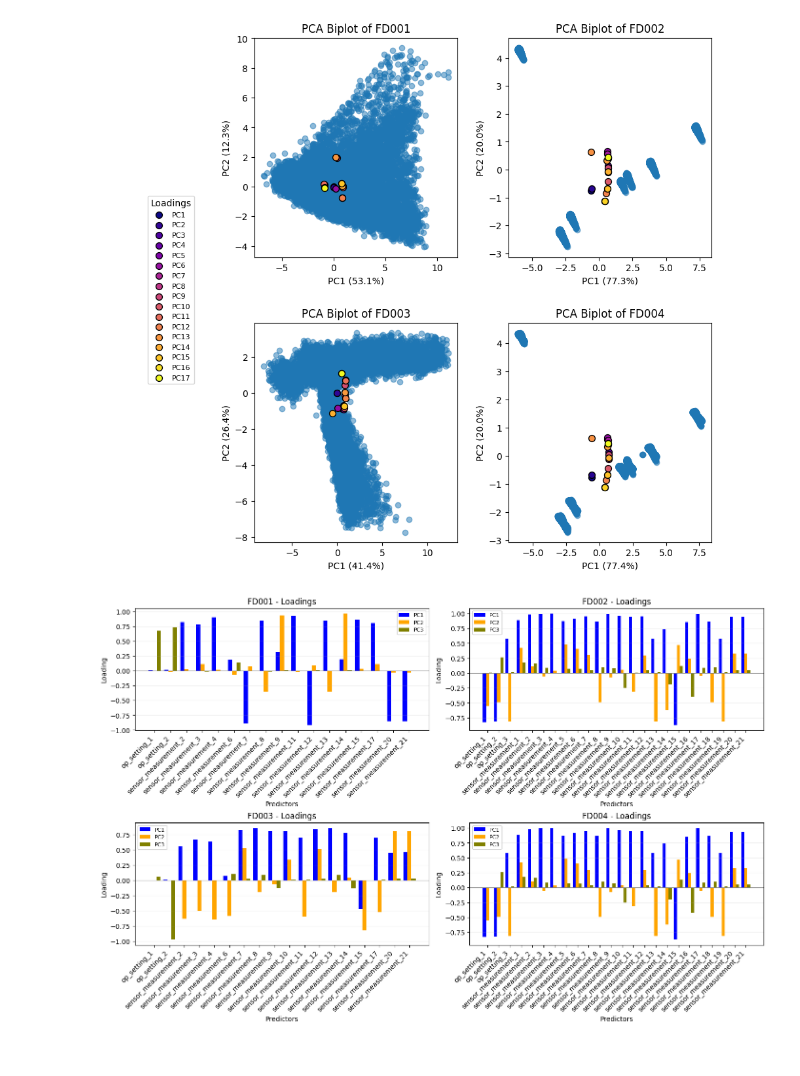
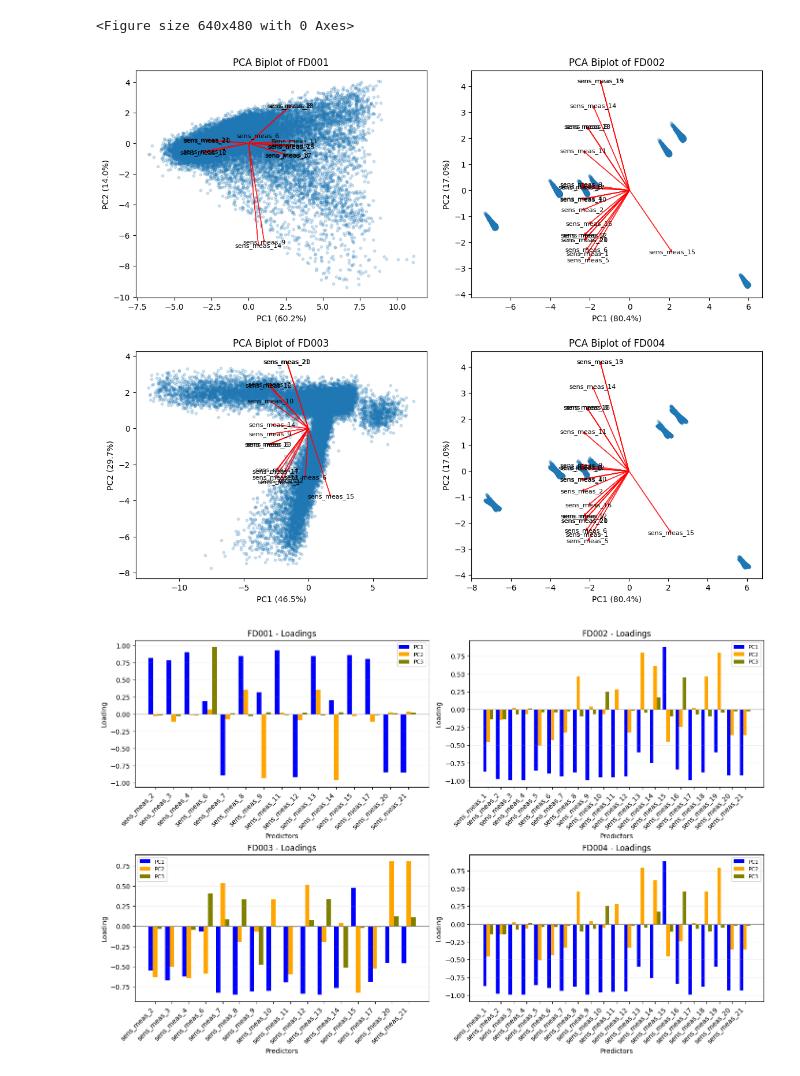
Before and after one commit to aminhm/NASA-Turbofan-A2, a Jupyter notebook: PCA.ipynb, the cells around one changed output. Drawn from its saved outputs; the diff is of its cells as text; code cells hidden in the pictures.

```diff
--- a/PCA.ipynb
+++ b/PCA.ipynb
@@ -12,10 +12,10 @@ FD002 = pd.read_csv('data/train_FD002.txt', sep=r'\s+', header=None, names=colum
 FD003 = pd.read_csv('data/train_FD003.txt', sep=r'\s+', header=None, names=column_names)
 FD004 = pd.read_csv('data/train_FD004.txt', sep=r'\s+', header=None, names=column_names)
 
-X1, feature_cols1 = build_X(FD001, drop_constant=True)
-X2, feature_cols2 = build_X(FD002, drop_constant=True)
-X3, feature_cols3 = build_X(FD003, drop_constant=True)
-X4, feature_cols4 = build_X(FD004, drop_constant=True)
+X1, feature_cols1 = build_X(FD001, drop_constant=True, drop_op_setting=True)
+X2, feature_cols2 = build_X(FD002, drop_constant=True, drop_op_setting=True)
+X3, feature_cols3 = build_X(FD003, drop_constant=True, drop_op_setting=True)
+X4, feature_cols4 = build_X(FD004, drop_constant=True, drop_op_setting=True)
 # %%
 def standardize(X):
     means = np.mean(X, axis=0)
@@ -107,49 +106,40 @@ plt.show()
 # %%
 def plot_biplot(standardized_X, eigenvectors, eigenvalues, ax, i, j, title='PCA Biplot with loadings'):
     scores = np.dot(standardized_X, eigenvectors)
+    n_vars = eigenvectors.shape[0]
 
-    ax[i, j].scatter(scores[:,0], scores[:,1], alpha=0.5)
-    n_vars = eigenvectors.shape[0]
-    colors = plt.cm.plasma(np.linspace(0, 1, n_vars))
+    x = eigenvectors[:,0]*10
+    y = eigenvectors[:,1]*10
 
-    x = eigenvectors[:,0]*3
-    y = eigenvectors[:,1]*3
-    # palline colorate per i loadings (label solo nel primo subplot per la legenda)
+    ax[i, j].scatter(scores[:,0], scores[:,1], alpha=0.2, s=10)
+
     for k in range(n_vars):
-        ax[i, j].scatter(x[k], y[k], s=50, color=colors[k], edgecolor='black',
-                         label=(f'PC{k+1}' if (i == 0 and j == 0) else None))
+        ax[i, j].arrow(0, 0, x[k], y[k], color='red', alpha=0.8, head_width=0.1, head_length=0.1, length_includes_head=True)
+        ax[i, j].text(x[k], y[k],
+                  (feature_cols1[k] if (i == 0 and j == 0) else
+                   feature_cols2[k] if (i == 0 and j == 1) else
+                   feature_cols3[k] if (i == 1 and j == 0) else
+                   feature_cols4[k]),
+                  fontsize=8, ha='center', va='center')
 
     ax[i, j].set_xlabel(f"PC1 ({eigenvalues[0]/eigenvalues.sum()*100:.1f}%)")
     ax[i, j].set_ylabel(f"PC2 ({eigenvalues[1]/eigenvalues.sum()*100:.1f}%)")
     ax[i, j].set_title(title)
 
-# Layout: [Legenda | 2x2 biplot]
-fig = plt.figure(figsize=(12, 10))
-gs = fig.add_gridspec(1, 2, width_ratios=[1.2, 4], wspace=0.05)
-
-legend_ax = fig.add_subplot(gs[0, 0])
-grid = gs[0, 1].subgridspec(2, 2, wspace=0.25, hspace=0.3)
-
-ax00 = fig.add_subplot(grid[0, 0])
-ax01 = fig.add_subplot(grid[0, 1])
-ax10 = fig.add_subplot(grid[1, 0])
-ax11 = fig.add_subplot(grid[1, 1])
-ax_arr = np.array([[ax00, ax01], [ax10, ax11]])
+fig = plt.figure()
+fig, ax_arr = plt.subplots(2, 2, figsize=(12, 10))
 
 plot_biplot(standardized_X1, eigenvectors_1, eigenvalues_1, ax_arr, 0, 0, title='PCA Biplot of FD001')
 plot_biplot(standardized_X2, eigenvectors_2, eigenvalues_2, ax_arr, 0, 1, title='PCA Biplot of FD002')
 plot_biplot(standardized_X3, eigenvectors_3, eigenvalues_3, ax_arr, 1, 0, title='PCA Biplot of FD003')
 plot_biplot(standardized_X4, eigenvectors_4, eigenvalues_4, ax_arr, 1, 1, title='PCA Biplot of FD004')
 
-# legenda nel pannello di sinistra
-handles, labels = ax00.get_legend_handles_labels()
-legend_ax.axis('off')
-legend_ax.legend(handles, labels, title='Loadings', loc='center', ncol=1, fontsize=8)
 
 fig.tight_layout(pad=2.0)
 plt.show()
 # %% [output]
+<Figure size 640x480 with 0 Axes>
-[figure, old version]
+[figure, new version]
 # %%
 def plot_loadings_bars(eigenvectors, eigenvalues, feature_labels, ax, pcs=(0,1,2), title='PCA Loadings'):
     pcs = [p for p in pcs if p < eigenvectors.shape[1]]
@@ -184,4 +174,4 @@ plot_loadings_bars(eigenvectors_3, eigenvalues_3, feature_cols3, axs[1,0], title
 plot_loadings_bars(eigenvectors_4, eigenvalues_4, feature_cols4, axs[1,1], title='FD004 - Loadings')
 plt.show()
 # %% [output]
-[figure, old version]
+[figure, new version]
```
Also changed, not shown: parts of 2 cells of this notebook, 3 other files.
